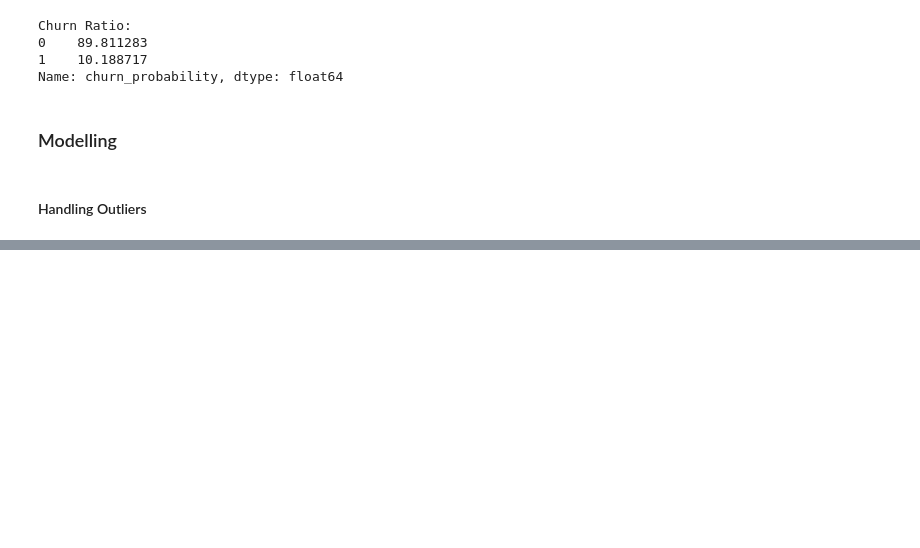
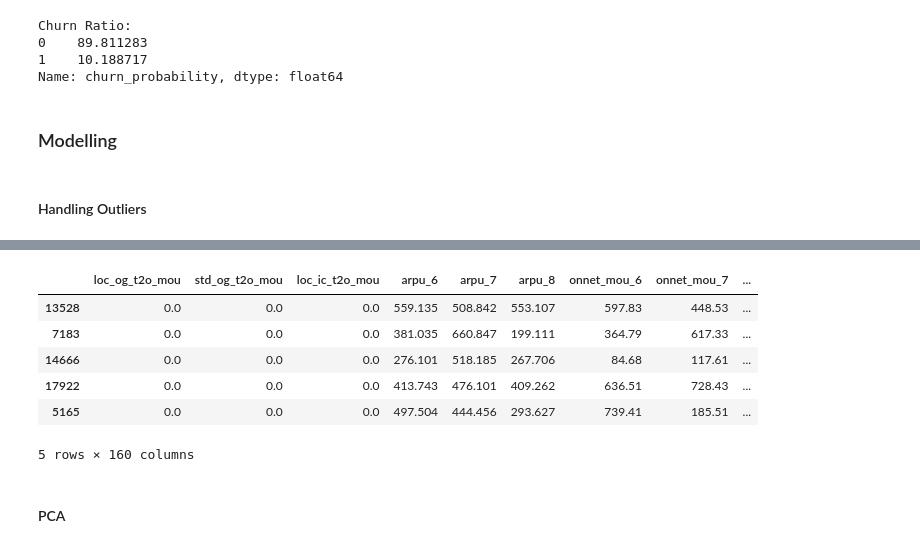
Before and after one commit to ncjanardhan-outlook/ncjpersonal, a Jupyter notebook: Telecom Churn Assignment/Chaitanya - Telecom Churn.ipynb, the cells around one changed output, grey strips where cells are left out. Saved outputs shown, nothing was run; the diff lists cells and outputs as text; code cells hidden in the pictures; blank space fills up the shorter version.

```diff
--- a/Telecom Churn Assignment/Chaitanya - Telecom Churn.ipynb
+++ b/Telecom Churn Assignment/Chaitanya - Telecom Churn.ipynb
@@ -280 +293,13 @@ print(y_test.shape)
 (5254,)
+# %%
+X_train.head()
+# %% [output]
+|  | loc_og_t2o_mou | std_og_t2o_mou | loc_ic_t2o_mou | arpu_6 | arpu_7 | arpu_8 | onnet_mou_6 | onnet_mou_7 | ... |
+| 13528 | 0.0 | 0.0 | 0.0 | 559.135 | 508.842 | 553.107 | 597.83 | 448.53 | ... |
+| 7183 | 0.0 | 0.0 | 0.0 | 381.035 | 660.847 | 199.111 | 364.79 | 617.33 | ... |
+| 14666 | 0.0 | 0.0 | 0.0 | 276.101 | 518.185 | 267.706 | 84.68 | 117.61 | ... |
+| 17922 | 0.0 | 0.0 | 0.0 | 413.743 | 476.101 | 409.262 | 636.51 | 728.43 | ... |
+| 5165 | 0.0 | 0.0 | 0.0 | 497.504 | 444.456 | 293.627 | 739.41 | 185.51 | ... |
+5 rows × 160 columns
+# %% [markdown]
+#### PCA
```
Also changed, not shown: parts of 13 cells of this notebook.
